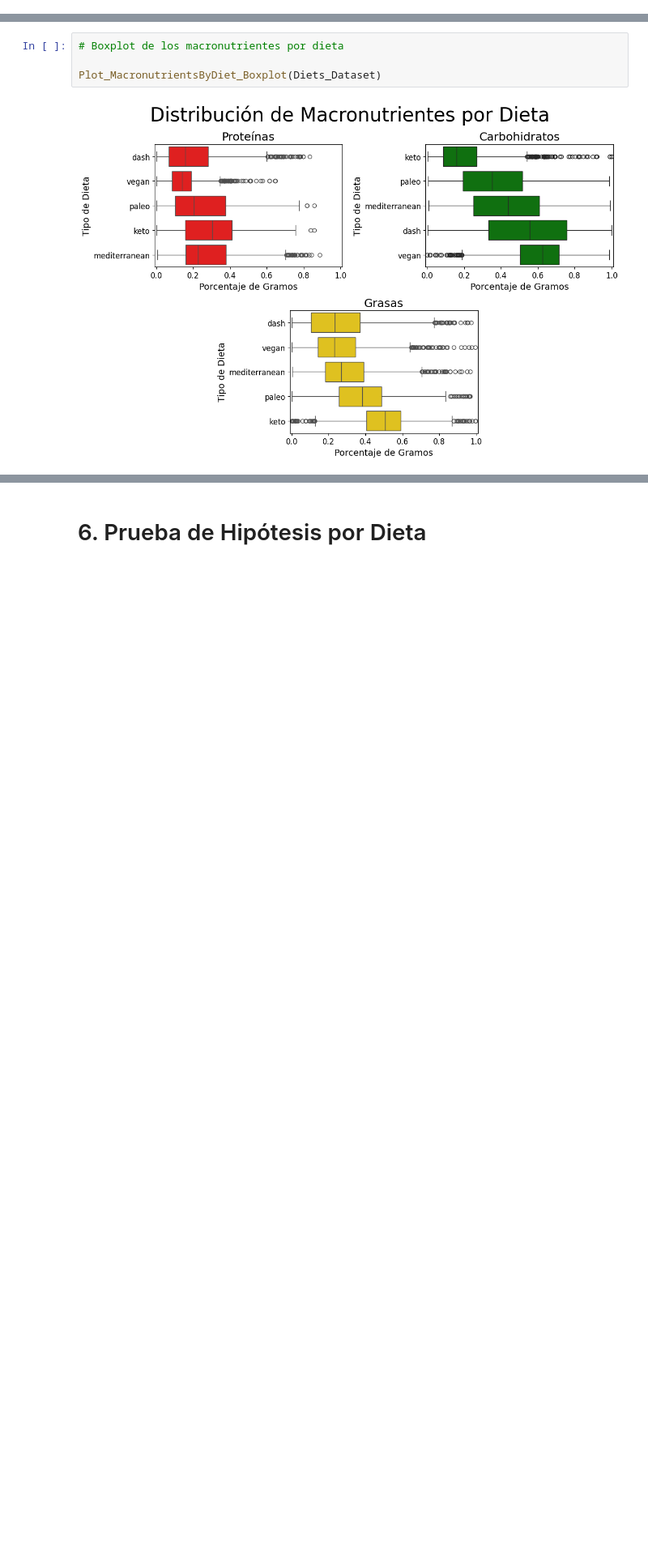
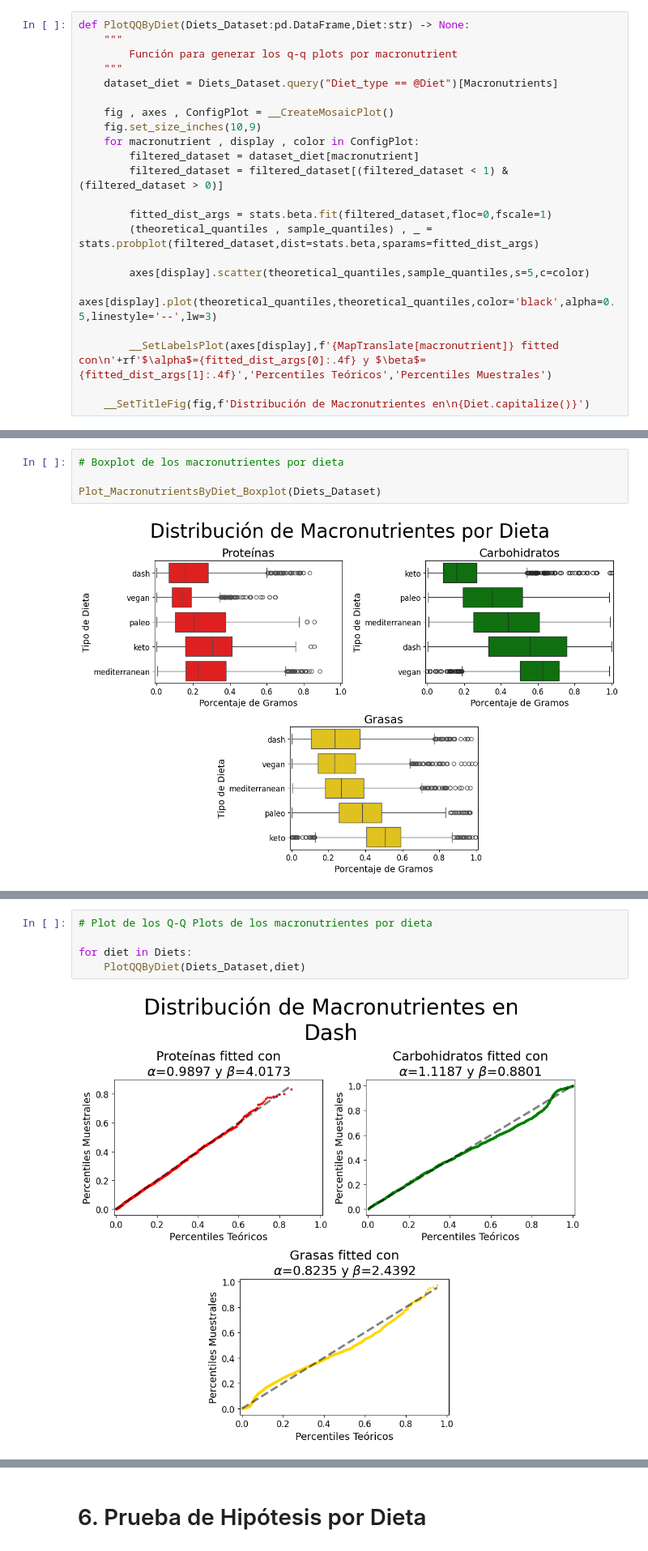
Before and after one commit to alexisuaguilaru/Analysis_Nutritional_Information, a Jupyter notebook: Documentation/AlexisAguilar_Reporte.ipynb, the cells around one changed output, grey strips where cells are left out. Shown at 81% size. Saved outputs shown, nothing was run; the diff lists cells and outputs as text; blank space fills up the shorter version.

Commit message:
ADD code for generating q-q plots & ADD distribution characterization into report

```diff
--- a/Documentation/AlexisAguilar_Reporte.ipynb
+++ b/Documentation/AlexisAguilar_Reporte.ipynb
@@ -136,6 +141,28 @@ def PlotMacronutrientsByCuisine(Diets_Dataset:pd.DataFrame,Diet:str,Macronutrien
     title_base = f'Distribución de {MapTranslate[Macronutrient]} sobre\n Tipo de Cocina'
     title_base += f' en {Diet}' if Diet else ''
     __SetTitleFig(fig,title_base)
+# %%
+def PlotQQByDiet(Diets_Dataset:pd.DataFrame,Diet:str) -> None:
+    """
+        Función para generar los q-q plots por macronutrient
+    """
+    dataset_diet = Diets_Dataset.query("Diet_type == @Diet")[Macronutrients]
+
+    fig , axes , ConfigPlot = __CreateMosaicPlot()
+    fig.set_size_inches(10,9)
+    for macronutrient , display , color in ConfigPlot:
+        filtered_dataset = dataset_diet[macronutrient]
+        filtered_dataset = filtered_dataset[(filtered_dataset < 1) & (filtered_dataset > 0)]
+
+        fitted_dist_args = stats.beta.fit(filtered_dataset,floc=0,fscale=1)
+        (theoretical_quantiles , sample_quantiles) , _ = stats.probplot(filtered_dataset,dist=stats.beta,sparams=fitted_dist_args)
+
+        axes[display].scatter(theoretical_quantiles,sample_quantiles,s=5,c=color)
+        axes[display].plot(theoretical_quantiles,theoretical_quantiles,color='black',alpha=0.5,linestyle='--',lw=3)
+
+        __SetLabelsPlot(axes[display],f'{MapTranslate[macronutrient]} fitted con\n'+rf'$\alpha$={fitted_dist_args[0]:.4f} y $\beta$={fitted_dist_args[1]:.4f}','Percentiles Teóricos','Percentiles Muestrales')
+
+    __SetTitleFig(fig,f'Distribución de Macronutrientes en\n{Diet.capitalize()}')
 # %%
 def SummaryMeasures(Dataset_Sample:pd.DataFrame) -> pd.DataFrame:
     """
@@ -504,0 +534,7 @@ Plot_MacronutrientsByDiet_Boxplot(Diets_Dataset)
+# %%
+# Plot de los Q-Q Plots de los macronutrientes por dieta
+
+for diet in Diets:
+    PlotQQByDiet(Diets_Dataset,diet)
+# %% [output]
+[figure, added]
```
Also changed, not shown: parts of 4 cells of this notebook, 8 other files.
